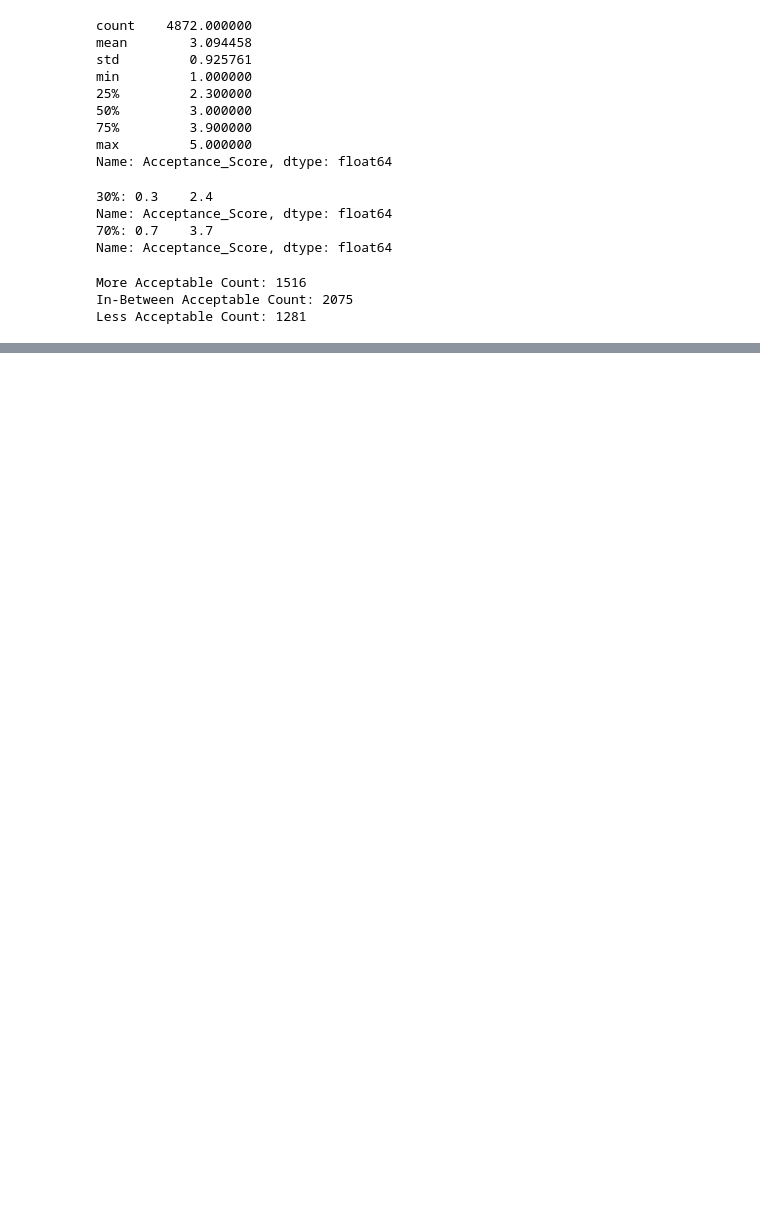
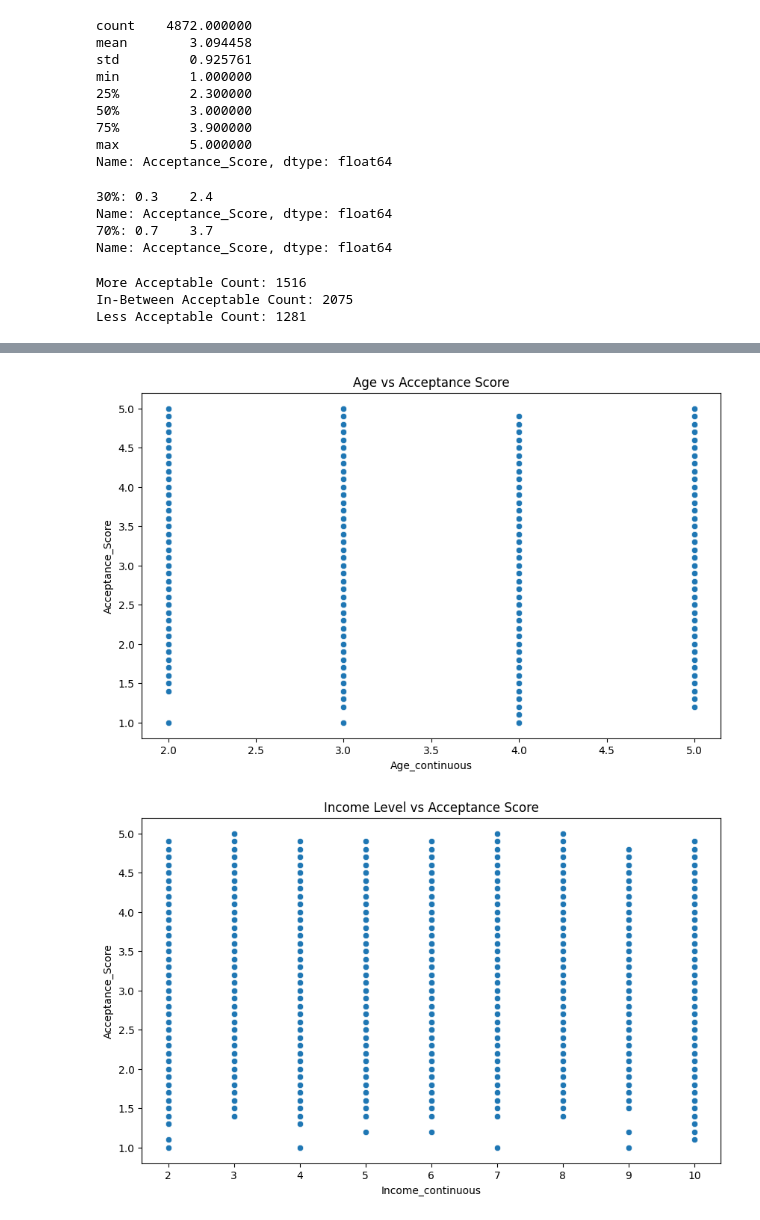
Before and after one commit to EvaW01/schulich_ai_fundamentals, a Jupyter notebook: accptcar_updated_eda.ipynb, the cells around one changed output, grey strips where cells are left out. Cells and saved outputs as stored; diff of their text form; code cells hidden in the pictures; blank space fills up the shorter version.

```diff
--- a/accptcar_updated_eda.ipynb
+++ b/accptcar_updated_eda.ipynb
@@ -629,0 +737,15 @@ Index(['Widespread_use_SelfDrive_Car', 'Choice_drive_SelfDrive_Car',
+# %%
+# Relationship between Age and Acceptance_Score
+plt.figure(figsize=(10, 6))
+sns.scatterplot(x='Age_continuous', y='Acceptance_Score', data=accpt_selfdrive_car)
+plt.title('Age vs Acceptance Score')
+plt.show()
+
+# Relationship between Income and Acceptance_Score
+plt.figure(figsize=(10, 6))
+sns.scatterplot(x='Income_continuous', y='Acceptance_Score', data=accpt_selfdrive_car)
+plt.title('Income Level vs Acceptance Score')
+plt.show()
+# %% [output]
+[figure, added]
+[figure, added]
```
Also changed, not shown: parts of 25 cells of this notebook.
